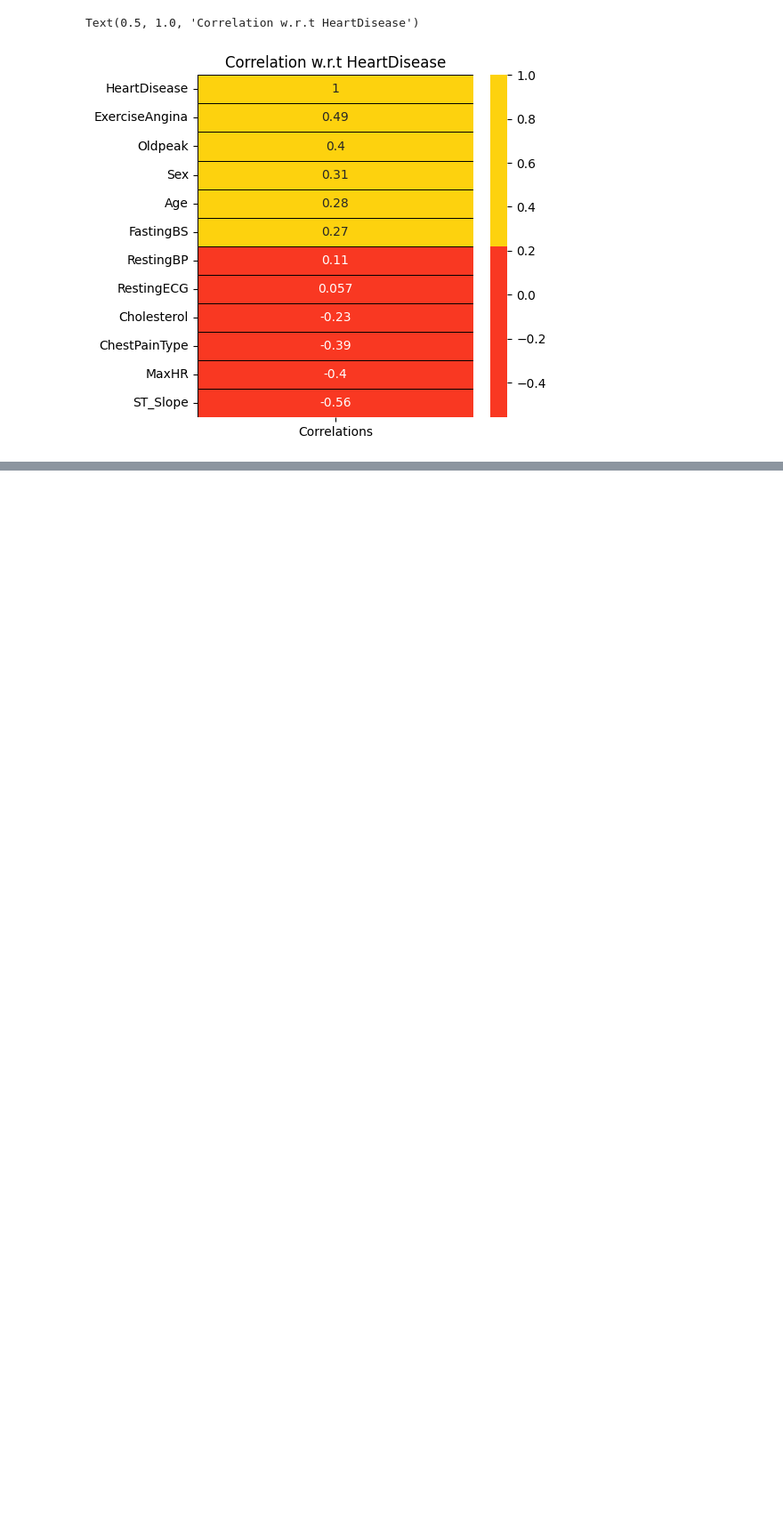
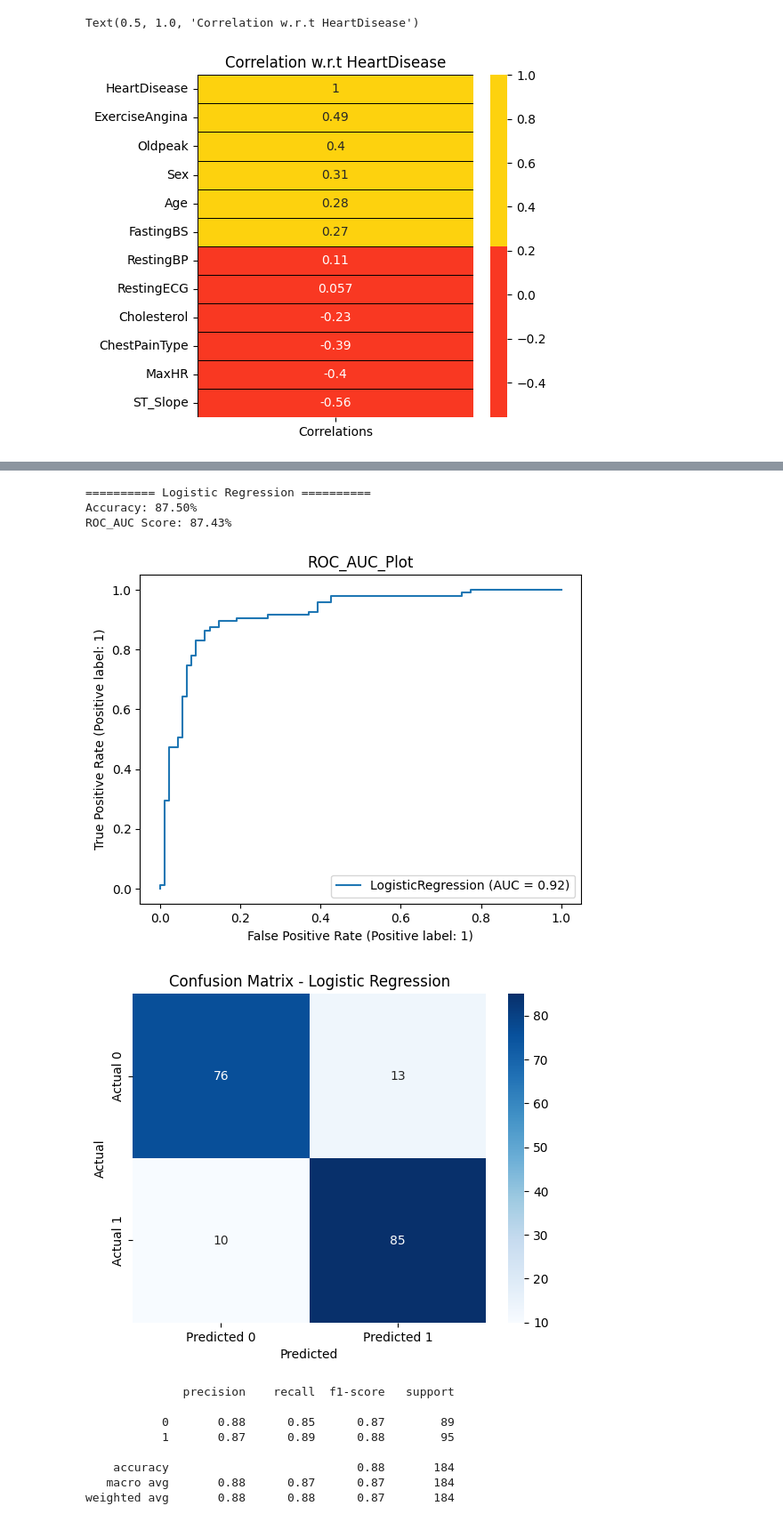
Before and after one commit to OG-Habit/5102-finalactivity, a Jupyter notebook: main.ipynb, the cells around one changed output, grey strips where cells are left out. Shown: that part at 89% size. Saved outputs shown, nothing was run; the diff lists cells and outputs as text; code cells hidden in the pictures; blank space fills up the shorter version.

Commit message:
Added model

```diff
--- a/main.ipynb
+++ b/main.ipynb
@@ -160,0 +169,8 @@ x_train, x_test, y_train, y_test = train_test_split(features, target, test_size
+# %%
+lr = LogisticRegression(
+    random_state=0,
+    C=10,
+    penalty='l2',
+    solver='liblinear',
+    max_iter=1000,
+)
@@ -160,0 +199,5 @@ x_train, x_test, y_train, y_test = train_test_split(features, target, test_size
+# %%
+def trainModel(model):
+    model.fit(x_train, y_train)
+# %%
+trainModel(lr)
@@ -160,0 +210,38 @@ x_train, x_test, y_train, y_test = train_test_split(features, target, test_size
+# %%
+def evaluateModel(model, model_name):
+    pred = model.predict(x_test)
+    print(f"{'='*10} {model_name} {'='*10}")
+    print("Accuracy: {:.2%}".format(accuracy_score(y_test, pred)))
+    print("ROC_AUC Score: {:.2%}".format(roc_auc_score(y_test, pred)))
+
+    # Plot ROC Curve
+    RocCurveDisplay.from_estimator(model, x_test, y_test)
+    plt.title('ROC_AUC_Plot')
+    plt.show()
+
+    # Confusion Matrix with Seaborn Heatmap
+    cm = confusion_matrix(y_test, pred)
+    sns.heatmap(cm, annot=True, fmt='d', cmap='Blues', xticklabels=['Predicted 0', 'Predicted 1'], yticklabels=['Actual 0', 'Actual 1'])
+    plt.title(f'Confusion Matrix - {model_name}')
+    plt.xlabel('Predicted')
+    plt.ylabel('Actual')
+    plt.show()
+
+    # Classification Report
+    print(classification_report(y_test, pred))
+# %%
+evaluateModel(lr, 'Logistic Regression')
+# %% [output]
+========== Logistic Regression ==========
+Accuracy: 87.50%
+ROC_AUC Score: 87.43%
+[figure, added]
+[figure, added]
+              precision    recall  f1-score   support
+
+           0       0.88      0.85      0.87        89
+           1       0.87      0.89      0.88        95
+
+    accuracy                           0.88       184
+   macro avg       0.88      0.87      0.87       184
+weighted avg       0.88      0.88      0.87       184
```
Also changed, not shown: parts of 38 cells of this notebook.
